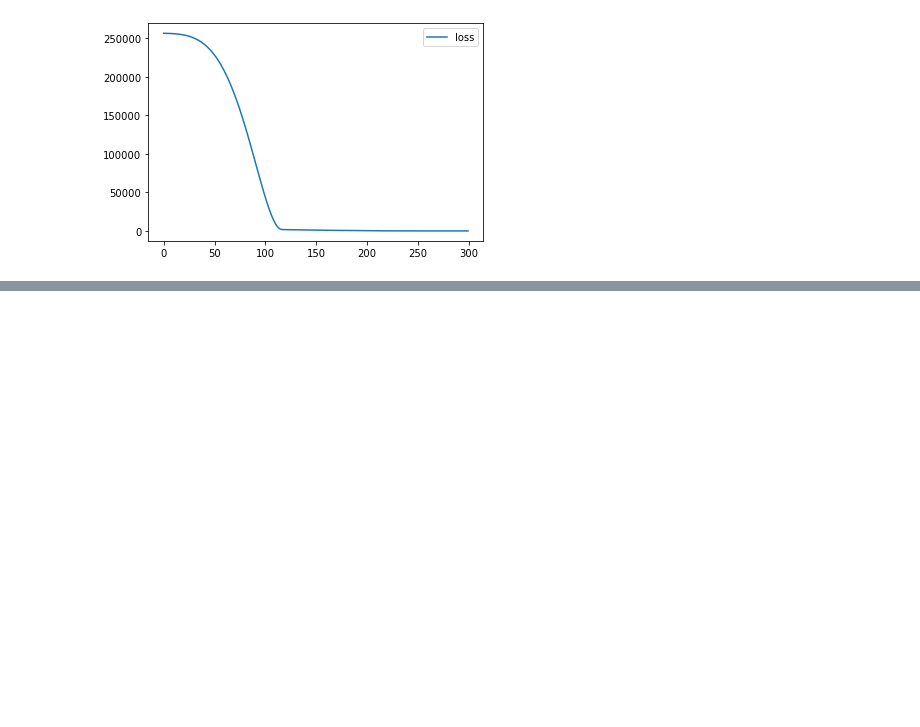
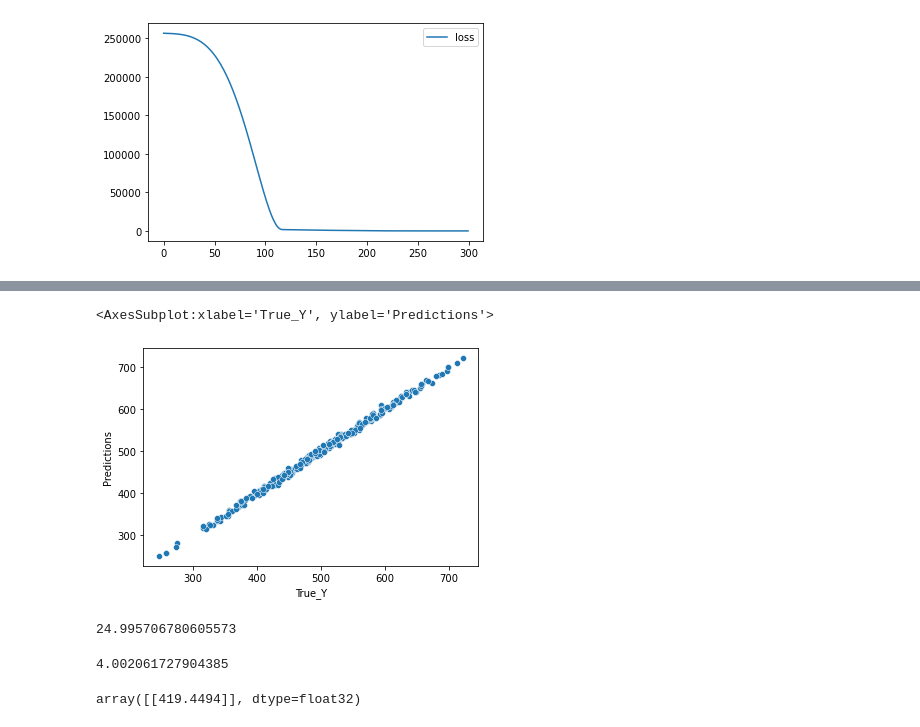
Before and after one commit to MeeshCompBio/Modeling, a Jupyter notebook: Tensorflow2/simple_ANN_keras.ipynb, the cells around one changed output, grey strips where cells are left out. Drawn from its saved outputs; the diff is of its cells as text; code cells hidden in the pictures; blank space fills up the shorter version.

```diff
--- a/Tensorflow2/simple_ANN_keras.ipynb
+++ b/Tensorflow2/simple_ANN_keras.ipynb
@@ -61,0 +66,5 @@ model.evaluate(X_test, y_test, verbose=0)
+# %%
+test_predictions = model.predict(X_test)
+test_predictions = pd.Series(test_predictions.reshape(300,))
+predictions_df = pd.DataFrame(y_test, columns=['True_Y'])
+test_predictions.head()
@@ -61,0 +78,5 @@ model.evaluate(X_test, y_test, verbose=0)
+# %%
+predictions_df = pd.concat([predictions_df, test_predictions], axis=1)
+# %%
+predictions_df.columns = ['True_Y', 'Predictions']
+predictions_df.head()
@@ -61,0 +90,13 @@ model.evaluate(X_test, y_test, verbose=0)
+# %%
+sns.scatterplot(x='True_Y', y='Predictions', data=predictions_df)
+# %% [output]
+<AxesSubplot:xlabel='True_Y', ylabel='Predictions'>
+[figure, added]
+# %%
+mean_squared_error(predictions_df['True_Y'], predictions_df['Predictions'])
+# %% [output]
+24.995706780605573
+# %%
+mean_absolute_error(predictions_df['True_Y'], predictions_df['Predictions'])
+# %% [output]
+4.002061727904385
@@ -61,0 +105,5 @@ model.evaluate(X_test, y_test, verbose=0)
+# %%
+s_new_gem = scaler.transform(new_gem)
+model.predict(s_new_gem)
+# %% [output]
+array([[419.4494]], dtype=float32)
```
Also changed, not shown: parts of 12 cells of this notebook, 2 other files.
